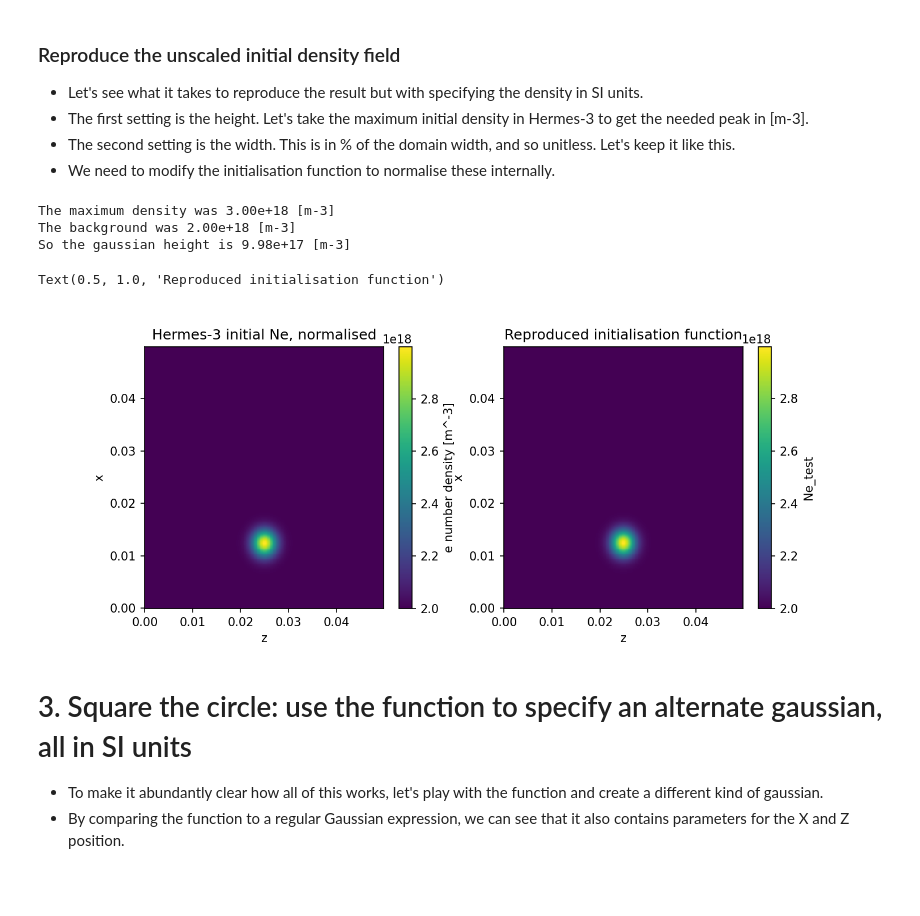
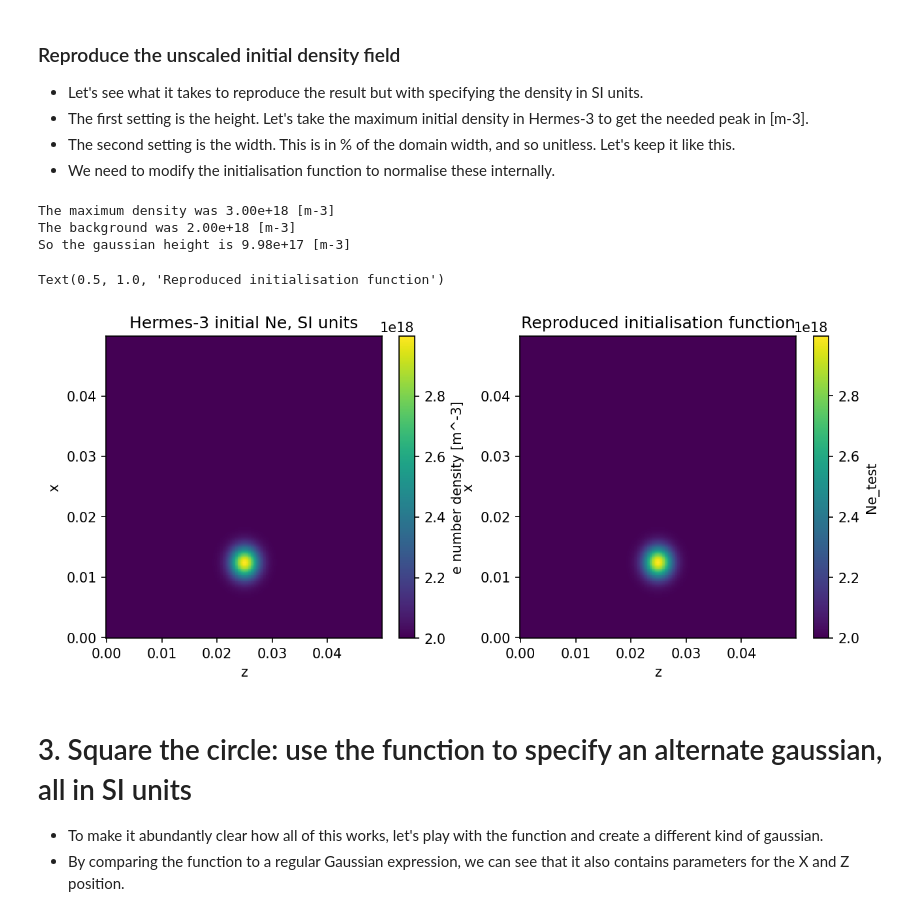
Before and after one commit to mikekryjak/neptune-docs, a Jupyter notebook: 1a-blob2d_initialconditions.ipynb, the cells around one changed output. Drawn from its saved outputs; the diff is of its cells as text; code cells hidden in the pictures; blank space fills up the shorter version.

Commit message:
Fixed error in plot title

```diff
--- a/1a-blob2d_initialconditions.ipynb
+++ b/1a-blob2d_initialconditions.ipynb
@@ -238,35 +240,35 @@ desired_maximum_density_SI = ds2["Ne"].values.max()
 height_SI = desired_maximum_density_SI - Nnorm    # Background was set to 1 Nnorm.
 width = 0.05    # Unit independent as it's a fraction
 
 print(f"The maximum density was {desired_maximum_density_SI:.2e} [m-3]")
 print(f"The background was {Nnorm:.2e} [m-3]")
 print(f"So the gaussian height is {height_SI:.2e} [m-3]")
 
 # This time the function needs to accept the X and Z in their unscaled units, so it must normalise things inside.
 def f(x, z):
 
     height = height_SI / Nnorm   # Internally normalise gaussian height
     x = x / xnorm    # Internally normalise X
     z = z / znorm    # Internally normalise Z
     out = 1 + height * np.exp(-((x-0.25)/width)**2 - ((z/(2*np.pi) - 0.5)/width)**2)    # With X and Z normalised, this should be exactly the same as before
     out = out * Nnorm   # This time we want to have density in SI units, so we must unscale the result
 
     return out
 
 ds2["Ne_test"] = xr.apply_ufunc(f, ds2.coords["x"], ds2.coords["z"])   # Apply to the unscaled units in their correct units.
 
 fig, axes = plt.subplots(1,2, figsize = (10,4), dpi = 150)
 ds2["Ne"].isel(t=0).plot(ax = axes[0])   # Must select t=0 as the dataset has all timesteps.
 ds2["Ne_test"].plot(ax = axes[1])
 
-axes[0].set_title("Hermes-3 initial Ne, normalised")
+axes[0].set_title("Hermes-3 initial Ne, SI units")
 axes[-1].set_title("Reproduced initialisation function")
 # %% [output]
 The maximum density was 3.00e+18 [m-3]
 The background was 2.00e+18 [m-3]
 So the gaussian height is 9.98e+17 [m-3]
 Text(0.5, 1.0, 'Reproduced initialisation function')
-[figure, old version]
+[figure, new version]
 # %% [markdown]
 # 3. Square the circle: use the function to specify an alternate gaussian, all in SI units
 - To make it abundantly clear how all of this works, let's play with the function and create a different kind of gaussian.
```
Also changed, not shown: parts of 5 cells of this notebook.
